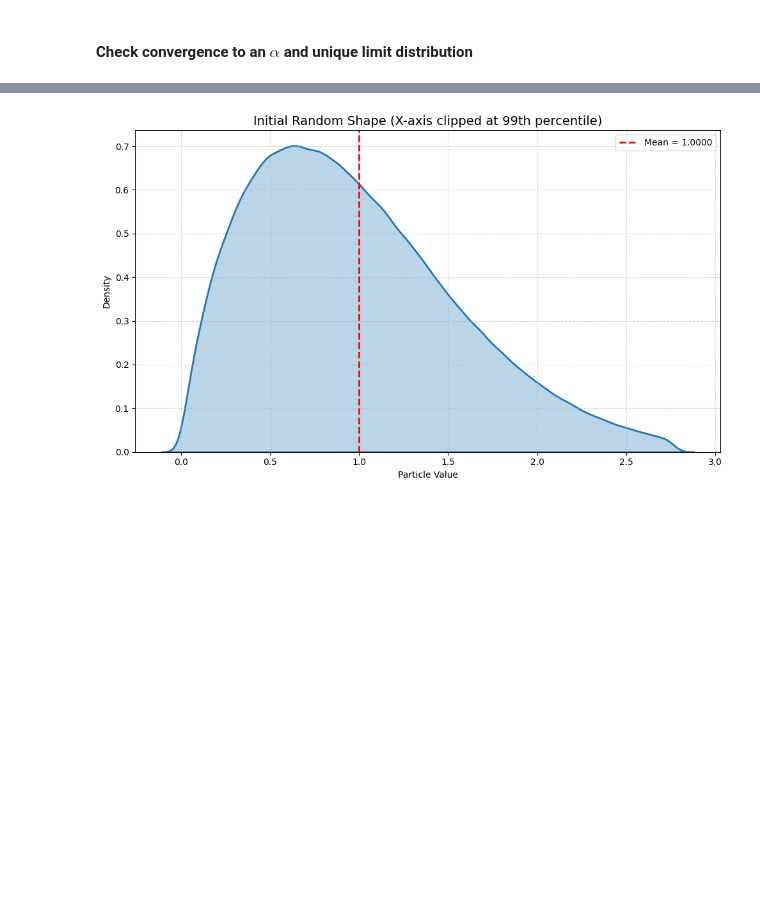
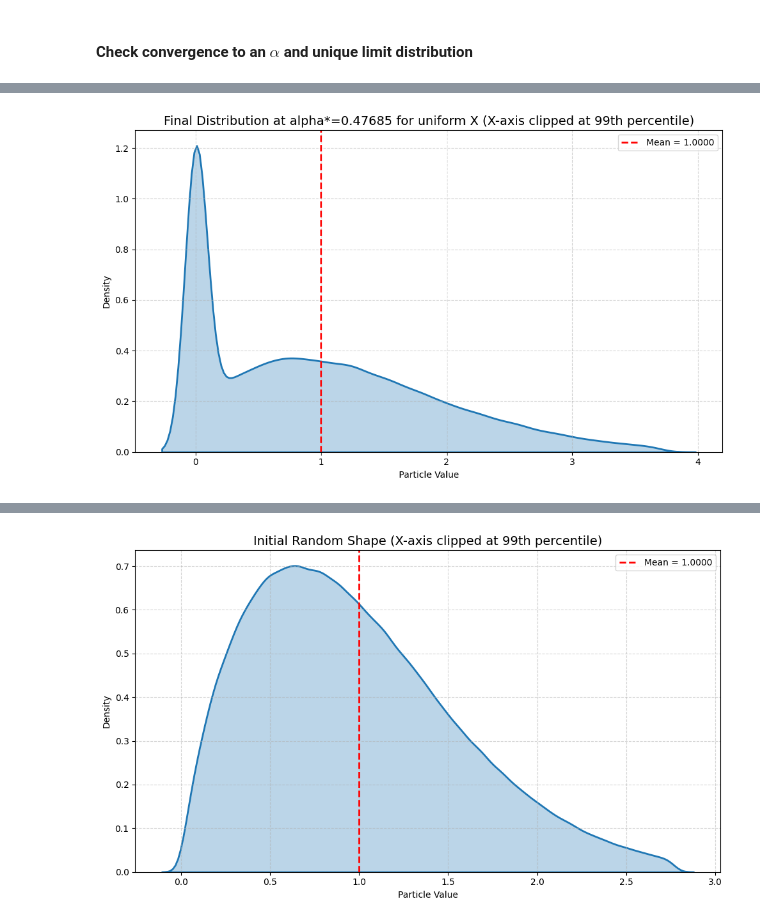
Before and after one commit to mintcd/m2-bezout, a Jupyter notebook: internship/src/notebooks/fixed_point.ipynb, the cells around one changed output, grey strips where cells are left out. Saved outputs shown, nothing was run; the diff lists cells and outputs as text; code cells hidden in the pictures; blank space fills up the shorter version.

```diff
--- a/internship/src/notebooks/fixed_point.ipynb
+++ b/internship/src/notebooks/fixed_point.ipynb
@@ -246,0 +268,4 @@ Reached max steps. Best estimate for alpha* ≈ 0.47701
+# %%
+plot_distribution(X_final, title=f"Final Distribution at alpha*={alpha_star:.5f} for uniform X", clip_percentile=99)
+# %% [output]
+[figure, added]
```
Also changed, not shown: parts of 16 cells of this notebook, 6 other files.
